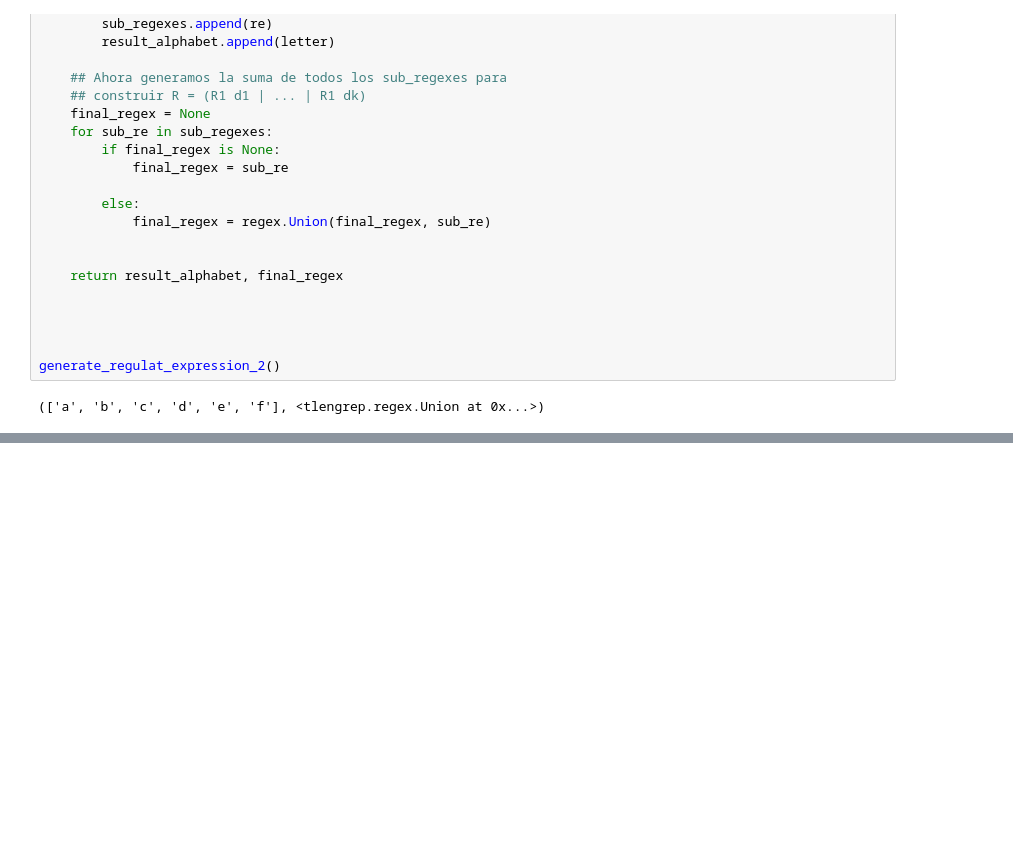
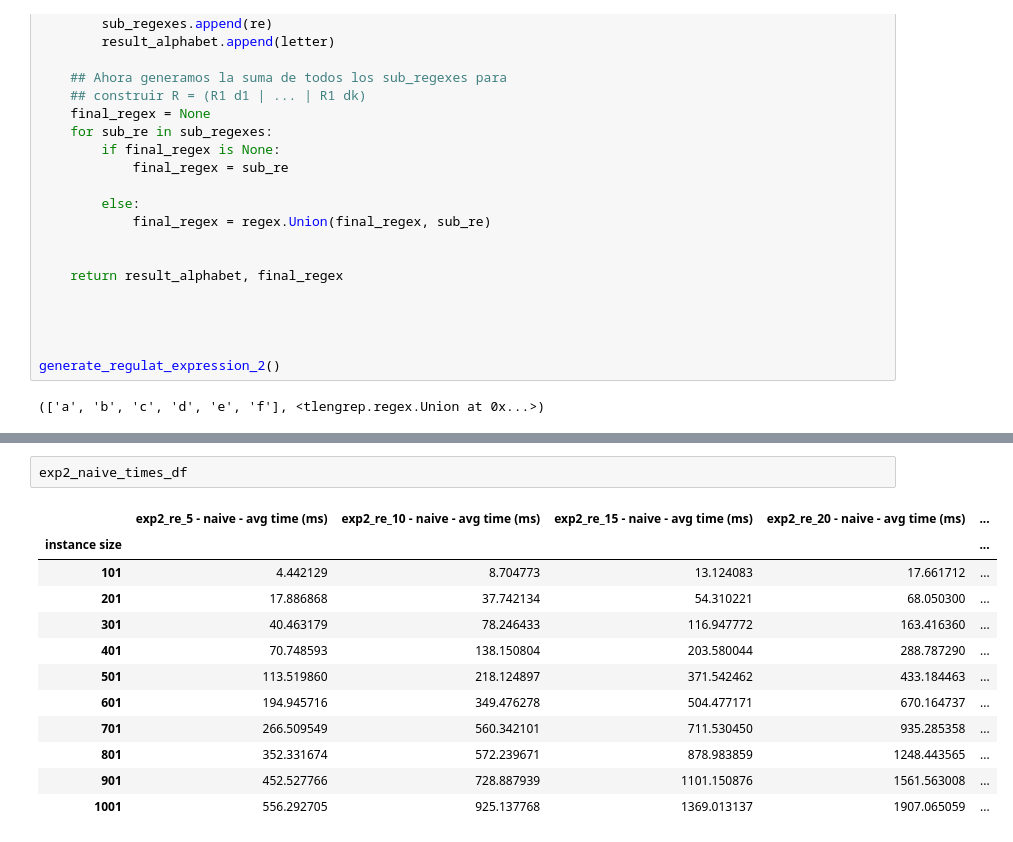
Before and after one commit to tomasmiguez/tp-tleng, a Jupyter notebook: experiments/tp1_experiments.ipynb, the cells around one changed output, grey strips where cells are left out. Drawn from its saved outputs; the diff is of its cells as text; blank space fills up the shorter version.

```diff
--- a/experiments/tp1_experiments.ipynb
+++ b/experiments/tp1_experiments.ipynb
@@ -267,2 +316,17 @@ import matplotlib.pyplot as plt
+# %%
+exp2_naive_times_df
+# %% [output]
+|  | exp2_re_5 - naive - avg time (ms) | exp2_re_10 - naive - avg time (ms) | exp2_re_15 - naive - avg time (ms) | exp2_re_20 - naive - avg time (ms) | ... |
+| instance size |  |  |  |  | ... |
+| 101 | 4.442129 | 8.704773 | 13.124083 | 17.661712 | ... |
+| 201 | 17.886868 | 37.742134 | 54.310221 | 68.050300 | ... |
+| 301 | 40.463179 | 78.246433 | 116.947772 | 163.416360 | ... |
+| 401 | 70.748593 | 138.150804 | 203.580044 | 288.787290 | ... |
+| 501 | 113.519860 | 218.124897 | 371.542462 | 433.184463 | ... |
+| 601 | 194.945716 | 349.476278 | 504.477171 | 670.164737 | ... |
+| 701 | 266.509549 | 560.342101 | 711.530450 | 935.285358 | ... |
+| 801 | 352.331674 | 572.239671 | 878.983859 | 1248.443565 | ... |
+| 901 | 452.527766 | 728.887939 | 1101.150876 | 1561.563008 | ... |
+| 1001 | 556.292705 | 925.137768 | 1369.013137 | 1907.065059 | ... |
 # %%
 fig, axes = plt.subplots(1, 1, figsize=(7, 7))
```
Also changed, not shown: parts of 34 cells of this notebook, 8 other files.
